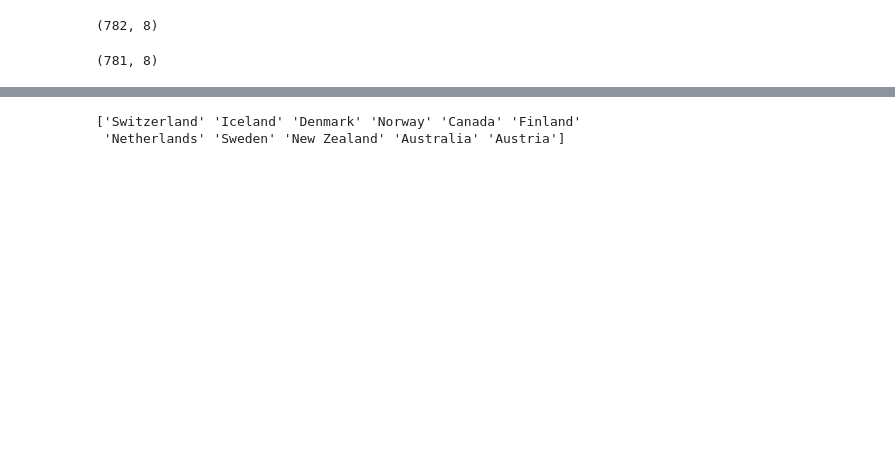
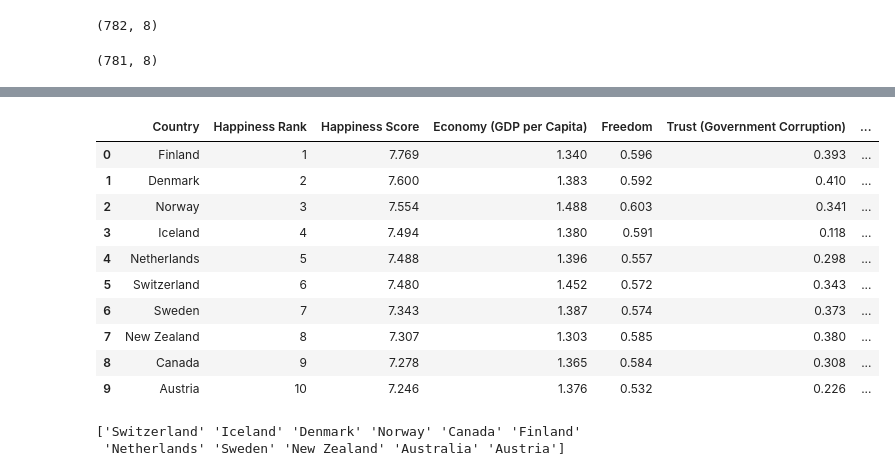
Before and after one commit to data301-2021-summer2/project-group16-data-301-project, a Jupyter notebook: analysis/Sue/Analysis_Pipeline.ipynb, the cells around one changed output, grey strips where cells are left out. Cells and saved outputs as stored; diff of their text form; code cells hidden in the pictures; blank space fills up the shorter version.

```diff
--- a/analysis/Sue/Analysis_Pipeline.ipynb
+++ b/analysis/Sue/Analysis_Pipeline.ipynb
@@ -140,6 +140,20 @@ for df in df:
      df=df[df['Happiness Rank']<=10]
      df_list.append(df)
 Top10=pd.concat(df_list)
+# %%
+df
+# %% [output]
+|  | Country | Happiness Rank | Happiness Score | Economy (GDP per Capita) | Freedom | Trust (Government Corruption) | ... |
+| 0 | Finland | 1 | 7.769 | 1.340 | 0.596 | 0.393 | ... |
+| 1 | Denmark | 2 | 7.600 | 1.383 | 0.592 | 0.410 | ... |
+| 2 | Norway | 3 | 7.554 | 1.488 | 0.603 | 0.341 | ... |
+| 3 | Iceland | 4 | 7.494 | 1.380 | 0.591 | 0.118 | ... |
+| 4 | Netherlands | 5 | 7.488 | 1.396 | 0.557 | 0.298 | ... |
+| 5 | Switzerland | 6 | 7.480 | 1.452 | 0.572 | 0.343 | ... |
+| 6 | Sweden | 7 | 7.343 | 1.387 | 0.574 | 0.373 | ... |
+| 7 | New Zealand | 8 | 7.307 | 1.303 | 0.585 | 0.380 | ... |
+| 8 | Canada | 9 | 7.278 | 1.365 | 0.584 | 0.308 | ... |
+| 9 | Austria | 10 | 7.246 | 1.376 | 0.532 | 0.226 | ... |
 # %%
 Top10List=Top10['Country'].unique()
 # %%
```
Also changed, not shown: parts of 7 cells of this notebook.
